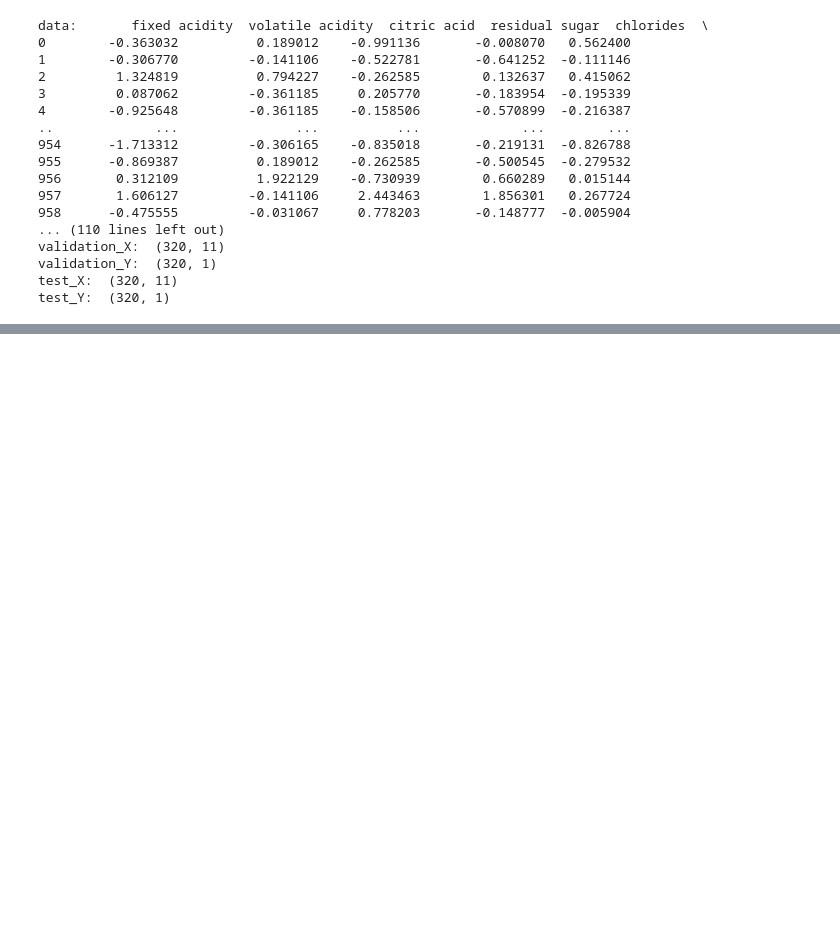
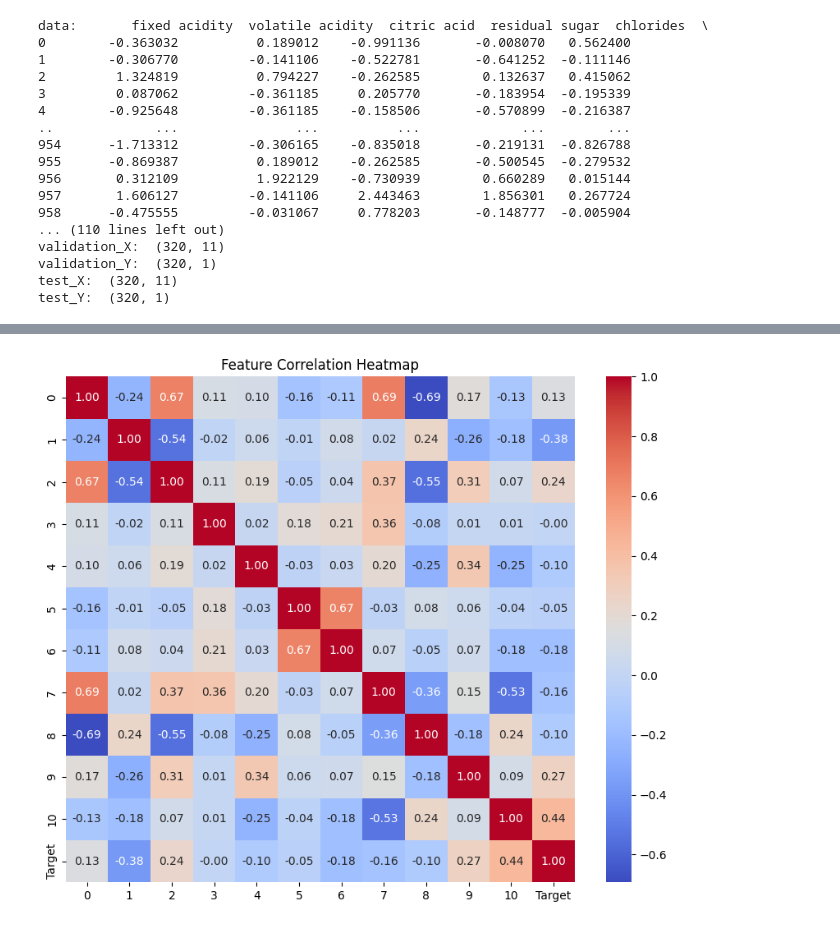
Before and after one commit to MichelaFaella/cm_svr_project, a Jupyter notebook: dataset.ipynb, the cells around one changed output, grey strips where cells are left out. Saved outputs shown, nothing was run; the diff lists cells and outputs as text; code cells hidden in the pictures; blank space fills up the shorter version.

```diff
--- a/dataset.ipynb
+++ b/dataset.ipynb
@@ -61,0 +102,19 @@ test_Y:  (320, 1)
+# %%
+# Convert train_Y to a DataFrame
+train_Y_df = pd.DataFrame(train_Y, columns=['Target'])
+
+# Concatenate features and target
+full_train_df = pd.concat([train_df, train_Y_df], axis=1)
+
+# Compute correlation matrix
+corr_matrix = full_train_df.corr()
+
+# Plot heatmap
+import seaborn as sns
+
+plt.figure(figsize=(10, 8))
+sns.heatmap(corr_matrix, annot=True, cmap="coolwarm", fmt=".2f")
+plt.title("Feature Correlation Heatmap")
+plt.show()
+# %% [output]
+[figure, added]
```
Also changed, not shown: parts of 6 cells of this notebook, 1 other file.
